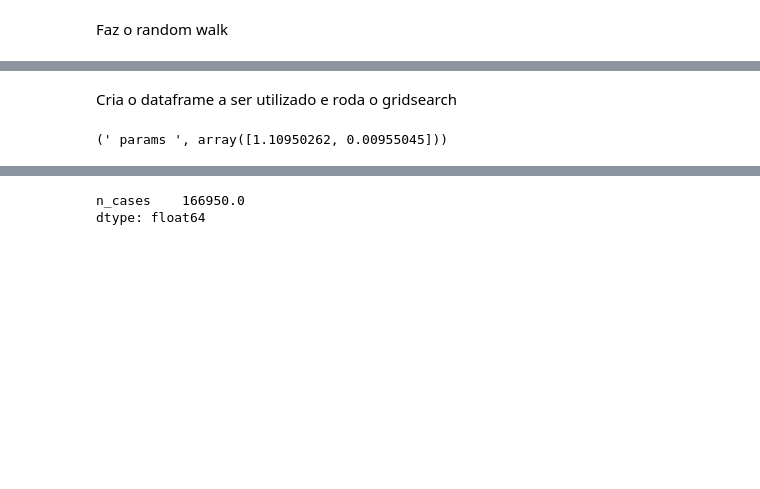
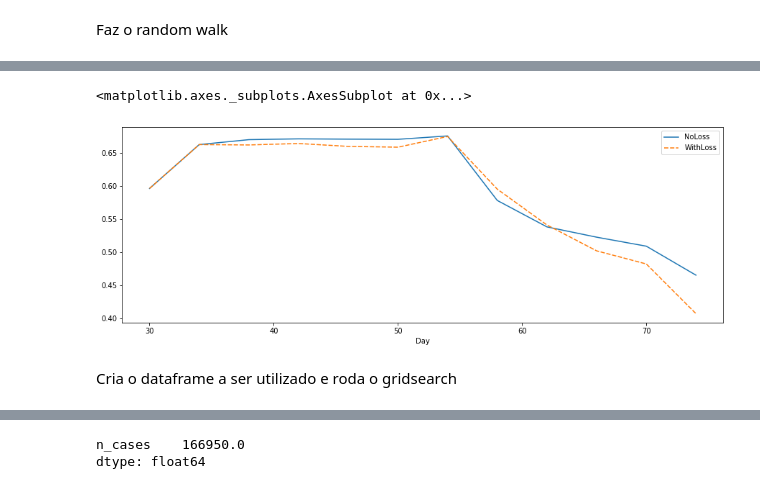
Before and after one commit to paulagiovanna/IC---Covid19-Random-Walk, a Jupyter notebook: random_walk_celso.ipynb, the cells around one changed output, grey strips where cells are left out. Saved outputs shown, nothing was run; the diff lists cells and outputs as text; code cells hidden in the pictures; blank space fills up the shorter version.

```diff
--- a/random_walk_celso.ipynb
+++ b/random_walk_celso.ipynb
@@ -174,7 +139,7 @@ def model_spread2(r, p, use_loss=False, day=77):
     state_df = state_df_start
 
     for i in range(1, (day+1)):
-        week = int(i/7)
+        week = math.floor(i/7)
         if(week<5):
             state_df = state_df*r + (transition_matrix_crosstab.dot(state_df)*p)
         else:
@@ -187,3 +152,41 @@ def model_spread2(r, p, use_loss=False, day=77):
 
 
     return state_df
+# %%
+def model_optimize(day=77, use_loss=False):
+    cases = get_cases(day)
+    # function we would like to fit
+    func=lambda tpl : model_spread2(tpl[0], tpl[1], use_loss, day).T.values[0]
+    # ErrorFunc is the diference between the func and the y "experimental" data
+    ErrorFunc=lambda tpl,cases: func(tpl)-cases # np.sqrt(np.abs(func(tpl)-cases))
+    #tplInitial contains the "first guess" of the parameters
+    tplInitial1=(1.001,0.0000001)
+    # leastsq finds the set of parameters in the tuple tpl that minimizes
+    # ErrorFunc=yfit-yExperimental
+    tplFinal1,success=leastsq(ErrorFunc,tplInitial1[:],args=(cases['n_cases'].values))
+    print(" params ",tplFinal1)
+
+
+    return pd.DataFrame({'CasesPredicted':func(tplFinal1)}, index=transition_matrix_crosstab.columns)
+# %%
+df_model_corr = pd.DataFrame({'Day':[], 'NoLoss':[], 'WithLoss':[]}).set_index('Day')
+# %%
+
+gap = 4 #para agilizar nos testes, usem valores maiores que 1
+
+for d in range(30, 77, gap):
+    state_df= model_optimize(day=d, use_loss=False)
+    state_df_loss= model_optimize(day=d, use_loss=True)
+    cases = get_cases(d)
+
+    pearson_nl = pearsonr(state_df['CasesPredicted'].values, cases['n_cases'].values)
+    spearman_nl = spearmanr(state_df['CasesPredicted'].values, cases['n_cases'].values)
+    pearson_l = pearsonr(state_df_loss['CasesPredicted'].values, cases['n_cases'].values)
+    spearman_l = spearmanr(state_df_loss['CasesPredicted'].values, cases['n_cases'].values)
+    df_model_corr.loc[d, 'NoLoss'] = spearman_nl[0]
+    df_model_corr.loc[d, 'WithLoss'] = spearman_l[0]
+    print('==========', d, ' days ============')
+    print('No loss ->', 'pearsonr: ', pearson_nl,
+        '\n           ', 'spearmanr: ', spearman_nl)
+    print('With loss ->', 'pearsonr: ', pearson_l,
+        '\n           ', 'spearmanr: ', spearman_l)
@@ -190,2 +228,9 @@ def model_spread2(r, p, use_loss=False, day=77):
+# %%
+plt.figure(figsize=(15,5))
+
+sns.lineplot(data=df_model_corr)
+# %% [output]
+<matplotlib.axes._subplots.AxesSubplot at 0x...>
+[figure, added]
 # %% [markdown]
 Cria o dataframe a ser utilizado e roda o gridsearch
@@ -223,25 +237,3 @@ Cria o dataframe a ser utilizado e roda o gridsearch
-# %%
-from scipy.optimize import leastsq
-import numpy as np
-import matplotlib.pyplot as plt
-import math
-
-
-# function we would like to fit
-func=lambda tpl : model_spread2(tpl[0], tpl[1]).T.values[0]
-# ErrorFunc is the diference between the func and the y "experimental" data
-ErrorFunc=lambda tpl,cases: func(tpl)-cases # np.sqrt(np.abs(func(tpl)-cases))
-#tplInitial contains the "first guess" of the parameters
-tplInitial1=(1.001,0.0000001)
-# leastsq finds the set of parameters in the tuple tpl that minimizes
-# ErrorFunc=yfit-yExperimental
-tplFinal1,success=leastsq(ErrorFunc,tplInitial1[:],args=(daily_cases.T.values[0]))
-print(" params ",tplFinal1)
-
-
-state_df_final=pd.DataFrame({'CasesPredicted':func(tplFinal1)}, index=transition_matrix_crosstab.columns)
-# %% [output]
-(' params ', array([1.10950262, 0.00955045]))
 # %%
 #state_df_final = model_spread2(r_min_dist, p)
 
```
Also changed, not shown: parts of 13 cells of this notebook, 1 other file.
